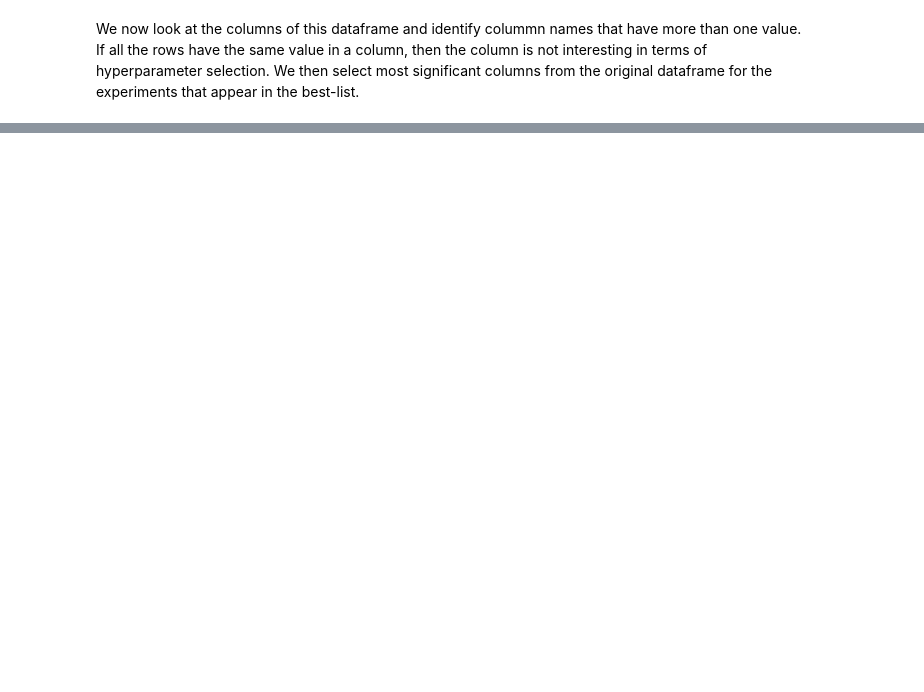
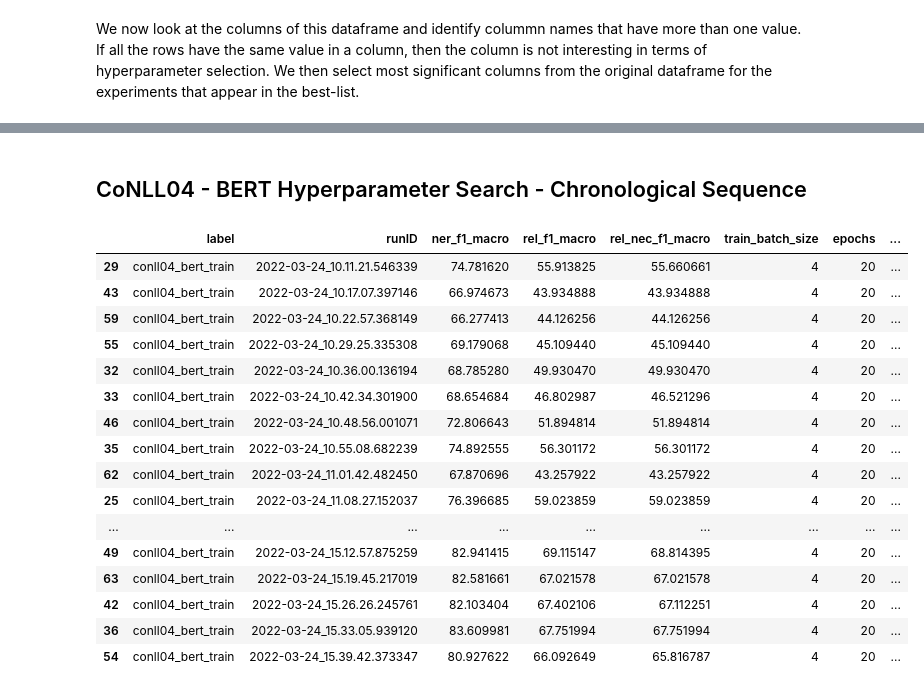
Before and after one commit to kamfonas/Poking_At_SpERT, a Jupyter notebook: notebooks/hyperparm_selection.ipynb, the cells around one changed output, grey strips where cells are left out. Saved outputs shown, nothing was run; the diff lists cells and outputs as text; code cells hidden in the pictures; blank space fills up the shorter version.

Commit message:
hyperparameter tuning

```diff
--- a/notebooks/hyperparm_selection.ipynb
+++ b/notebooks/hyperparm_selection.ipynb
@@ -174,0 +164,23 @@ argDF.iloc[list(set(best.index))][['label','runID','ner_f1_macro','rel_f1_macro'
+# %% [markdown]
+## CoNLL04 - BERT Hyperparameter Search - Chronological Sequence
+# %%
+df = argDF.loc[argDF.label == 'conll04_bert_train'][['label','runID','ner_f1_macro','rel_f1_macro','rel_nec_f1_macro']+varCols[:lmt]].drop(columns=['config','model_type','index','train_path','valid_path','types_path','final_eval','lowercase','model_path'])
+df.sort_values('runID')
+# %% [output]
+|  | label | runID | ner_f1_macro | rel_f1_macro | rel_nec_f1_macro | train_batch_size | epochs | ... |
+| 29 | conll04_bert_train | 2022-03-24_10.11.21.546339 | 74.781620 | 55.913825 | 55.660661 | 4 | 20 | ... |
+| 43 | conll04_bert_train | 2022-03-24_10.17.07.397146 | 66.974673 | 43.934888 | 43.934888 | 4 | 20 | ... |
+| 59 | conll04_bert_train | 2022-03-24_10.22.57.368149 | 66.277413 | 44.126256 | 44.126256 | 4 | 20 | ... |
+| 55 | conll04_bert_train | 2022-03-24_10.29.25.335308 | 69.179068 | 45.109440 | 45.109440 | 4 | 20 | ... |
+| 32 | conll04_bert_train | 2022-03-24_10.36.00.136194 | 68.785280 | 49.930470 | 49.930470 | 4 | 20 | ... |
+| 33 | conll04_bert_train | 2022-03-24_10.42.34.301900 | 68.654684 | 46.802987 | 46.521296 | 4 | 20 | ... |
+| 46 | conll04_bert_train | 2022-03-24_10.48.56.001071 | 72.806643 | 51.894814 | 51.894814 | 4 | 20 | ... |
+| 35 | conll04_bert_train | 2022-03-24_10.55.08.682239 | 74.892555 | 56.301172 | 56.301172 | 4 | 20 | ... |
+| 62 | conll04_bert_train | 2022-03-24_11.01.42.482450 | 67.870696 | 43.257922 | 43.257922 | 4 | 20 | ... |
+| 25 | conll04_bert_train | 2022-03-24_11.08.27.152037 | 76.396685 | 59.023859 | 59.023859 | 4 | 20 | ... |
+| ... | ... | ... | ... | ... | ... | ... | ... | ... |
+| 49 | conll04_bert_train | 2022-03-24_15.12.57.875259 | 82.941415 | 69.115147 | 68.814395 | 4 | 20 | ... |
+| 63 | conll04_bert_train | 2022-03-24_15.19.45.217019 | 82.581661 | 67.021578 | 67.021578 | 4 | 20 | ... |
+| 42 | conll04_bert_train | 2022-03-24_15.26.26.245761 | 82.103404 | 67.402106 | 67.112251 | 4 | 20 | ... |
+| 36 | conll04_bert_train | 2022-03-24_15.33.05.939120 | 83.609981 | 67.751994 | 67.751994 | 4 | 20 | ... |
+| 54 | conll04_bert_train | 2022-03-24_15.39.42.373347 | 80.927622 | 66.092649 | 65.816787 | 4 | 20 | ... |
```
Also changed, not shown: parts of 11 cells of this notebook, 1 other file.
